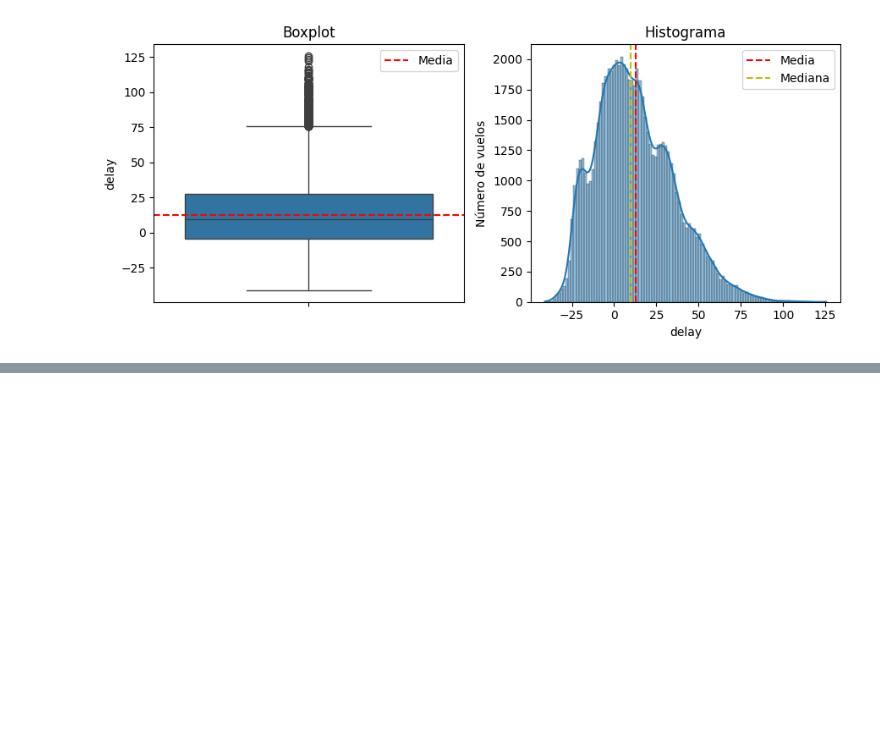
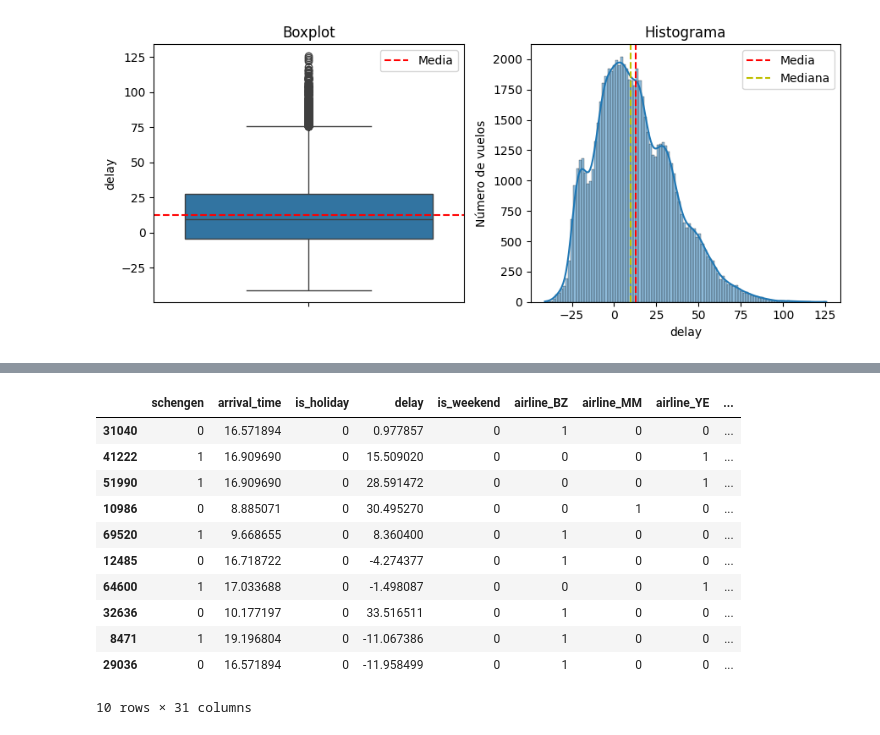
Before and after one commit to lukitasmois/ia-aumentada-prevision-de-atrasos-de-vuelos, a Jupyter notebook: notebook.ipynb, the cells around one changed output, grey strips where cells are left out. Drawn from its saved outputs; the diff is of its cells as text; code cells hidden in the pictures; blank space fills up the shorter version.

Commit message:
02.05/06. Genero nuebas features o variables a partir de los datos y realizo una limpieza del dataset

```diff
--- a/notebook.ipynb
+++ b/notebook.ipynb
@@ -170,0 +187,4 @@ plt.show()
+# %%
+datos['is_weekend'] = datos['date'].dt.weekday.isin([5,6])
+datos['day_name'] = datos['date'].dt.day_name()
+datos.sample(5)
@@ -170,0 +198,3 @@ plt.show()
+# %%
+datos['schengen'] = datos['schengen'].replace({'non-schengen': 0, 'schengen': 1})
+datos.head()
@@ -170,0 +208,4 @@ plt.show()
+# %%
+datos['is_holiday'] = datos['is_holiday'].replace({False: 0, True: 1})
+datos['is_weekend'] = datos['is_weekend'].replace({False: 0, True: 1})
+datos.head()
@@ -170,0 +219,20 @@ plt.show()
+# %%
+categoricas = ['airline', 'aircraft_type', 'origin', 'day_name']
+
+datos_cod = pd.get_dummies(datos, columns=categoricas, dtype=int)
+# %%
+df = datos_cod.drop(columns=['flight_id', 'departure_time', 'day', 'year', 'date'])
+df.sample(10)
+# %% [output]
+|  | schengen | arrival_time | is_holiday | delay | is_weekend | airline_BZ | airline_MM | airline_YE | ... |
+| 31040 | 0 | 16.571894 | 0 | 0.977857 | 0 | 1 | 0 | 0 | ... |
+| 41222 | 1 | 16.909690 | 0 | 15.509020 | 0 | 0 | 0 | 1 | ... |
+| 51990 | 1 | 16.909690 | 0 | 28.591472 | 0 | 0 | 0 | 1 | ... |
+| 10986 | 0 | 8.885071 | 0 | 30.495270 | 0 | 0 | 1 | 0 | ... |
+| 69520 | 1 | 9.668655 | 0 | 8.360400 | 0 | 1 | 0 | 0 | ... |
+| 12485 | 0 | 16.718722 | 0 | -4.274377 | 0 | 1 | 0 | 0 | ... |
+| 64600 | 1 | 17.033688 | 0 | -1.498087 | 0 | 0 | 0 | 1 | ... |
+| 32636 | 0 | 10.177197 | 0 | 33.516511 | 0 | 1 | 0 | 0 | ... |
+| 8471 | 1 | 19.196804 | 0 | -11.067386 | 0 | 1 | 0 | 0 | ... |
+| 29036 | 0 | 16.571894 | 0 | -11.958499 | 0 | 1 | 0 | 0 | ... |
+10 rows × 31 columns
```
Also changed, not shown: parts of 6 cells of this notebook.
